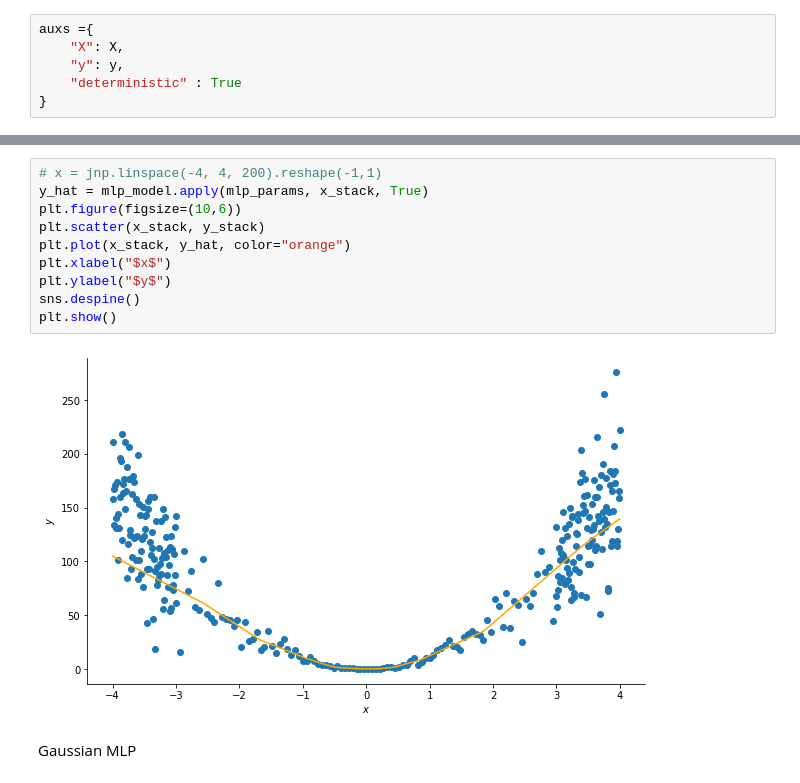
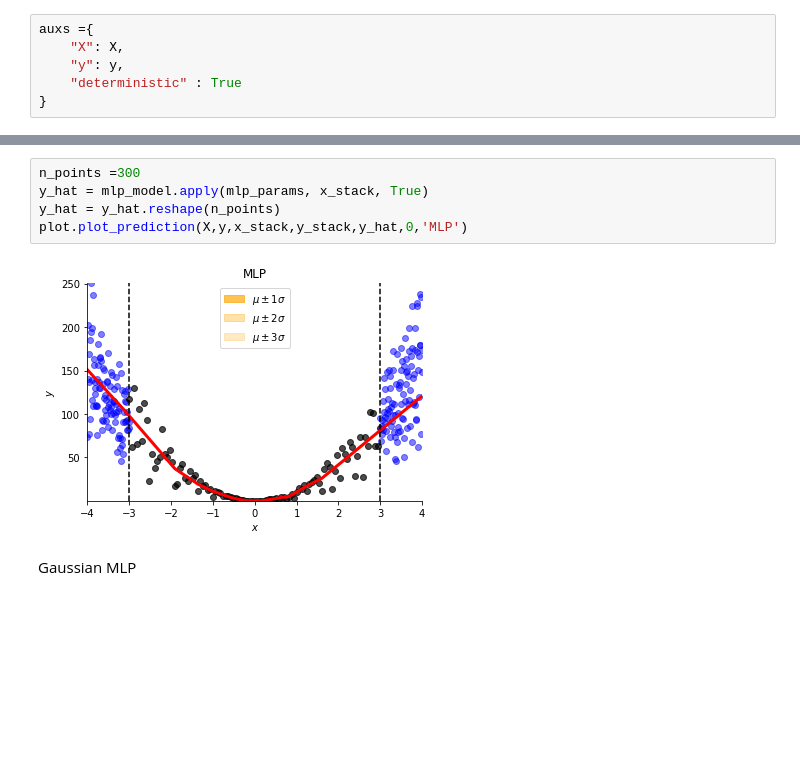
Before and after one commit to nipunbatra/bnn-zoo, a Jupyter notebook: notebooks/regression/heteroDataComparison.ipynb, the cells around one changed output, grey strips where cells are left out. Saved outputs shown, nothing was run; the diff lists cells and outputs as text; blank space fills up the shorter version.

```diff
--- a/notebooks/regression/heteroDataComparison.ipynb
+++ b/notebooks/regression/heteroDataComparison.ipynb
@@ -67,15 +61,10 @@ Loss step 900:  87.58423
-# %%
-# x = jnp.linspace(-4, 4, 200).reshape(-1,1)
-y_hat = mlp_model.apply(mlp_params, x_stack, True)
-plt.figure(figsize=(10,6))
-plt.scatter(x_stack, y_stack)
-plt.plot(x_stack, y_hat, color="orange")
-plt.xlabel("$x$")
-plt.ylabel("$y$")
-sns.despine()
-plt.show()
-# %% [output]
-[figure, removed]
+# %%
+n_points =300
+y_hat = mlp_model.apply(mlp_params, x_stack, True)
+y_hat = y_hat.reshape(n_points)
+plot.plot_prediction(X,y,x_stack,y_stack,y_hat,0,'MLP')
+# %% [output]
+[figure, added]
 # %% [markdown]
 Gaussian MLP
 # %%
```
Also changed, not shown: parts of 15 cells of this notebook, 1 other file.
